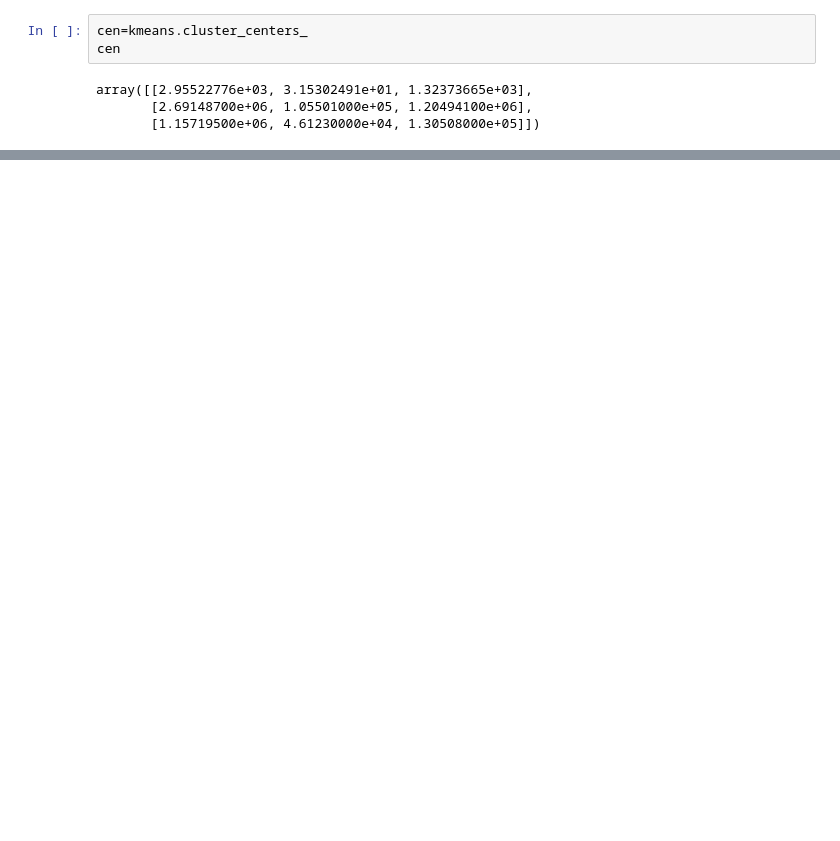
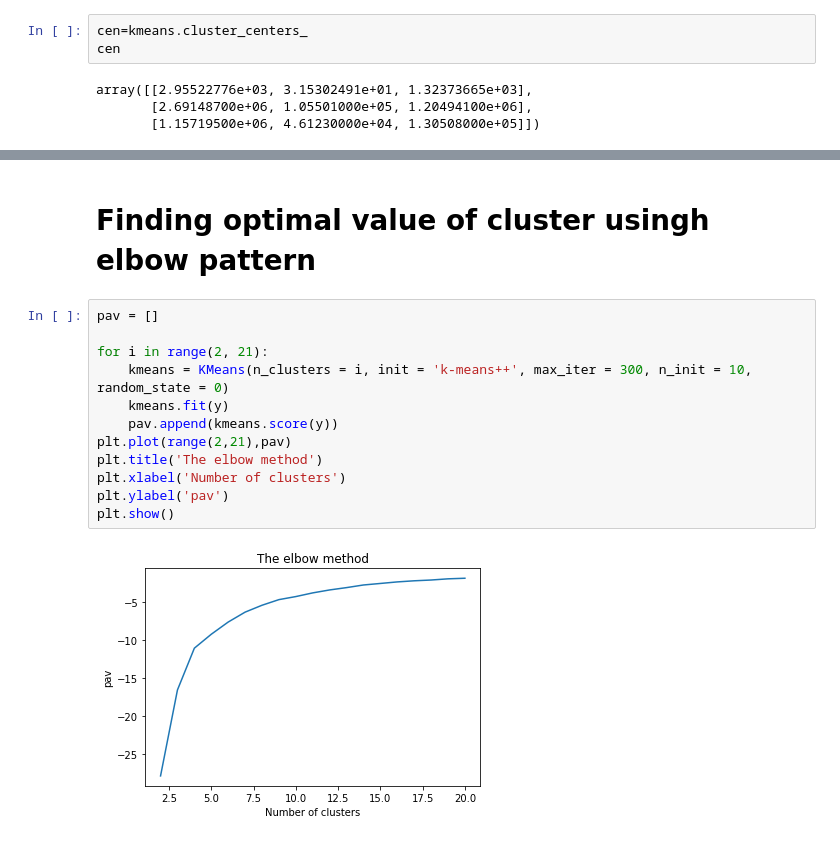
Before and after one commit to 19pa1a05c7/clustering-with-kmeans, a Jupyter notebook: copy_of_Untitled2.ipynb, the cells around one changed output, grey strips where cells are left out. Drawn from its saved outputs; the diff is of its cells as text; blank space fills up the shorter version.

```diff
--- a/copy_of_Untitled2.ipynb
+++ b/copy_of_Untitled2.ipynb
@@ -229,0 +326,16 @@ array([[2.95522776e+03, 3.15302491e+01, 1.32373665e+03],
+# %% [markdown]
+# **Finding optimal value of cluster usingh elbow pattern**
+# %%
+pav = []
+
+for i in range(2, 21):
+    kmeans = KMeans(n_clusters = i, init = 'k-means++', max_iter = 300, n_init = 10, random_state = 0)
+    kmeans.fit(y)
+    pav.append(kmeans.score(y))
+plt.plot(range(2,21),pav)
+plt.title('The elbow method')
+plt.xlabel('Number of clusters')
+plt.ylabel('pav')
+plt.show()
+# %% [output]
+[figure, added]
```
Also changed, not shown: parts of 26 cells of this notebook.
